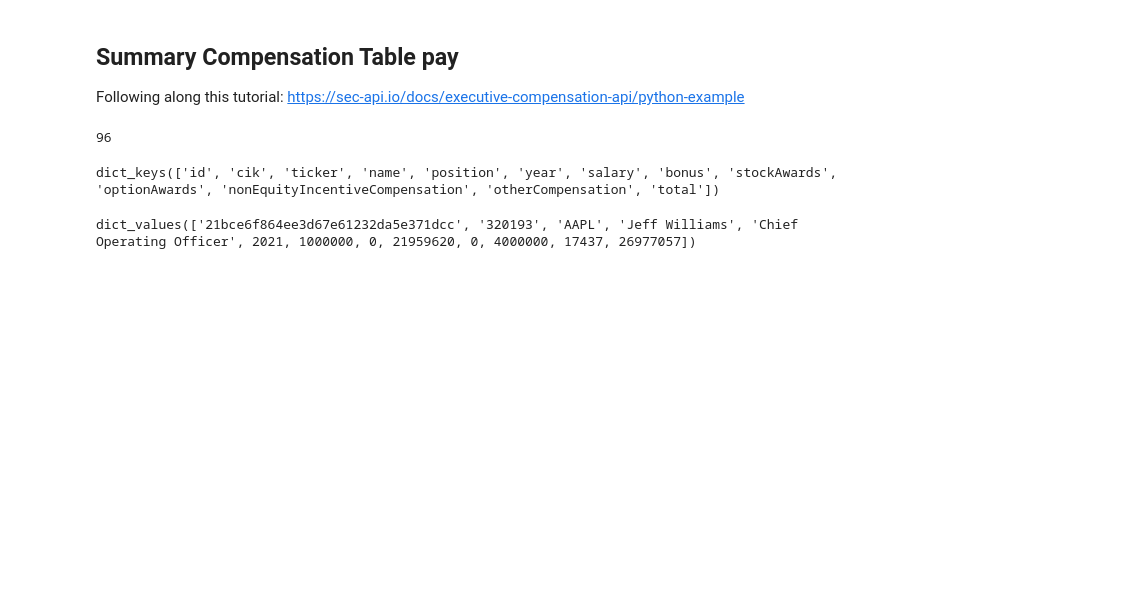
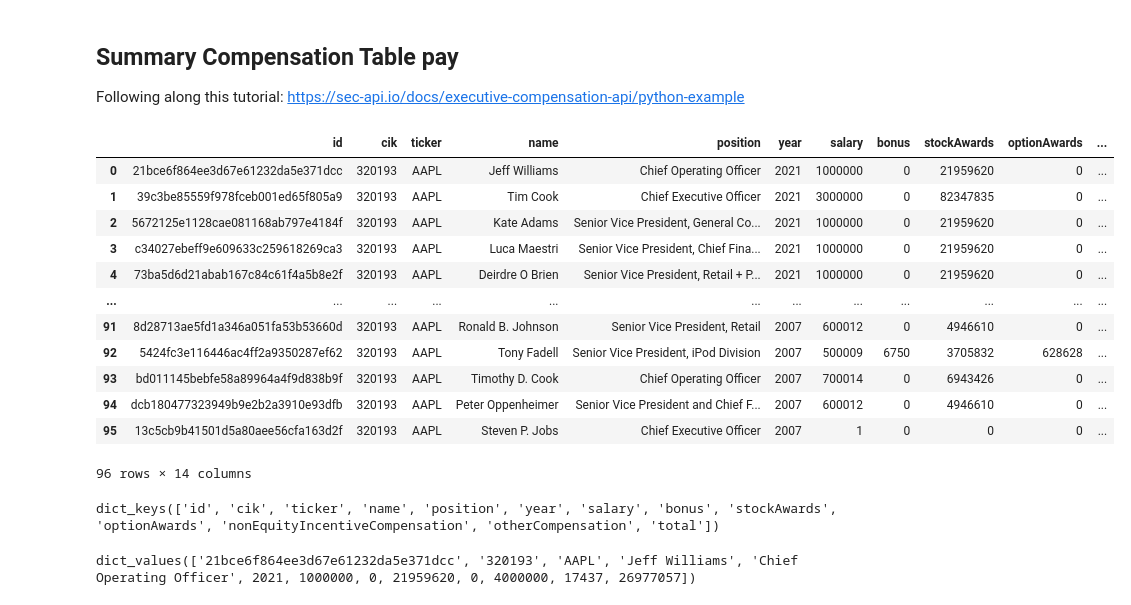
Before and after one commit to sfreagin/follow_the_money, a Jupyter notebook: SEC_API/0_AAPL_test_SCTpay.ipynb, the cells around one changed output. Saved outputs shown, nothing was run; the diff lists cells and outputs as text; code cells hidden in the pictures; blank space fills up the shorter version.

```diff
--- a/SEC_API/0_AAPL_test_SCTpay.ipynb
+++ b/SEC_API/0_AAPL_test_SCTpay.ipynb
@@ -15,10 +15,22 @@ import seaborn as sns
 execCompApi = ExecCompApi(config.sec_api_key)
 # %%
 result_ticker = execCompApi.get_data('AAPL')
-# %%
-len(result_ticker)
-# %% [output]
-96
+# %%
+pd.DataFrame(result_ticker)
+# %% [output]
+|  | id | cik | ticker | name | position | year | salary | bonus | stockAwards | optionAwards | ... |
+| 0 | 21bce6f864ee3d67e61232da5e371dcc | 320193 | AAPL | Jeff Williams | Chief Operating Officer | 2021 | 1000000 | 0 | 21959620 | 0 | ... |
+| 1 | 39c3be85559f978fceb001ed65f805a9 | 320193 | AAPL | Tim Cook | Chief Executive Officer | 2021 | 3000000 | 0 | 82347835 | 0 | ... |
+| 2 | 5672125e1128cae081168ab797e4184f | 320193 | AAPL | Kate Adams | Senior Vice President, General Co... | 2021 | 1000000 | 0 | 21959620 | 0 | ... |
+| 3 | c34027ebeff9e609633c259618269ca3 | 320193 | AAPL | Luca Maestri | Senior Vice President, Chief Fina... | 2021 | 1000000 | 0 | 21959620 | 0 | ... |
+| 4 | 73ba5d6d21abab167c84c61f4a5b8e2f | 320193 | AAPL | Deirdre O Brien | Senior Vice President, Retail + P... | 2021 | 1000000 | 0 | 21959620 | 0 | ... |
+| ... | ... | ... | ... | ... | ... | ... | ... | ... | ... | ... | ... |
+| 91 | 8d28713ae5fd1a346a051fa53b53660d | 320193 | AAPL | Ronald B. Johnson | Senior Vice President, Retail | 2007 | 600012 | 0 | 4946610 | 0 | ... |
+| 92 | 5424fc3e116446ac4ff2a9350287ef62 | 320193 | AAPL | Tony Fadell | Senior Vice President, iPod Division | 2007 | 500009 | 6750 | 3705832 | 628628 | ... |
+| 93 | bd011145bebfe58a89964a4f9d838b9f | 320193 | AAPL | Timothy D. Cook | Chief Operating Officer | 2007 | 700014 | 0 | 6943426 | 0 | ... |
+| 94 | dcb180477323949b9e2b2a3910e93dfb | 320193 | AAPL | Peter Oppenheimer | Senior Vice President and Chief F... | 2007 | 600012 | 0 | 4946610 | 0 | ... |
+| 95 | 13c5cb9b41501d5a80aee56cfa163d2f | 320193 | AAPL | Steven P. Jobs | Chief Executive Officer | 2007 | 1 | 0 | 0 | 0 | ... |
+96 rows × 14 columns
 # %%
 result_ticker[0].keys()
 # %% [output]
```
Also changed, not shown: parts of 1 cell of this notebook, 42 other files.
